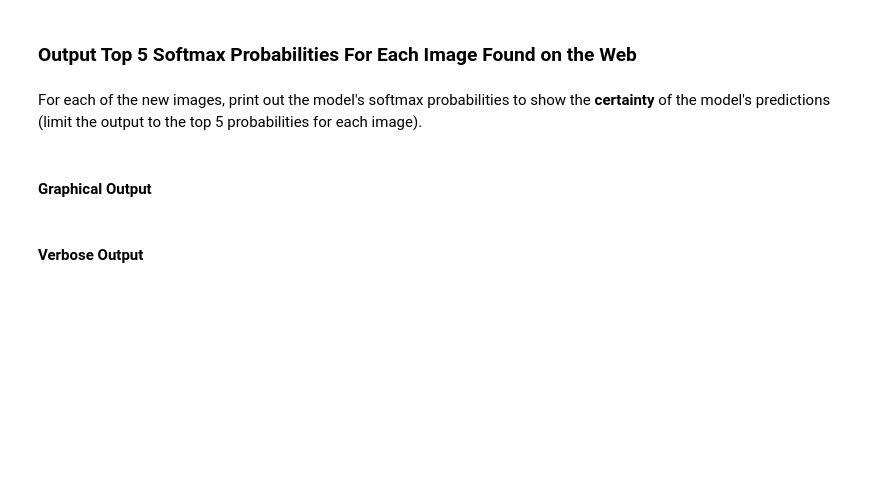
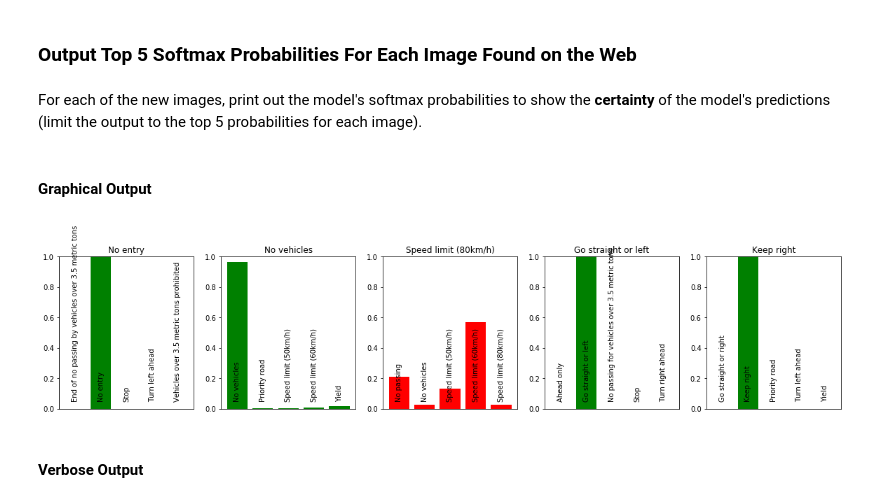
Before and after one commit to thm2kor/Udacity-CarND-Traffic-Sign-Classifier, a Jupyter notebook: Traffic_Sign_Classifier.ipynb, the cells around one changed output. Drawn from its saved outputs; the diff is of its cells as text; code cells hidden in the pictures; blank space fills up the shorter version.

```diff
--- a/Traffic_Sign_Classifier.ipynb
+++ b/Traffic_Sign_Classifier.ipynb
@@ -688,23 +750,29 @@ For each of the new images, print out the model's softmax probabilities to show
 # %%
 cols = len(result_classes)
 fig, axes = plt.subplots(ncols=cols, figsize=(4*cols, 4))
 colors = ['g' for x in range(5)]
 for ax, prediction, target , index in zip(axes, name_predictions, target_class_labels, range(5)):
     #prepare the Top5 labels and their respective probabilities
     prob_labels = np.zeros(5)
     labels = ["" for x in range(5)]
     for j in range(0, len(result_predict[0][index])):
         labels[j] = label_texts[int(result_predict[1][index][j])]
         prob_labels[j] = result_predict[0][index][j]
+
+    #disable the xaxis labels
     ax.get_xaxis().set_visible(False)
     ax.set_title(target)
-    #color the bar based on the accuracy of the predictions
+    ax.set_ylim(0, 1)
+
+    #color the bars based on the accuracy of the predictions
     colors = ['g' if prediction == target else 'r' for x in range(5)]
     bars = ax.bar(labels, prob_labels, color = colors)
     #position the labels inside the plots
     for label, rect in zip(labels, bars):
         height = rect.get_height()
-        ax.text(rect.get_x()+rect.get_width()/2., .1, label, ha='center', va='bottom', rotation=90)
+        ax.text(rect.get_x()+rect.get_width()/2., .05, label, ha='center', va='bottom', rotation=90)
+# %% [output]
+[figure, added]
 # %% [markdown]
 #### Verbose Output
 # %%
```
Also changed, not shown: parts of 27 cells of this notebook.
